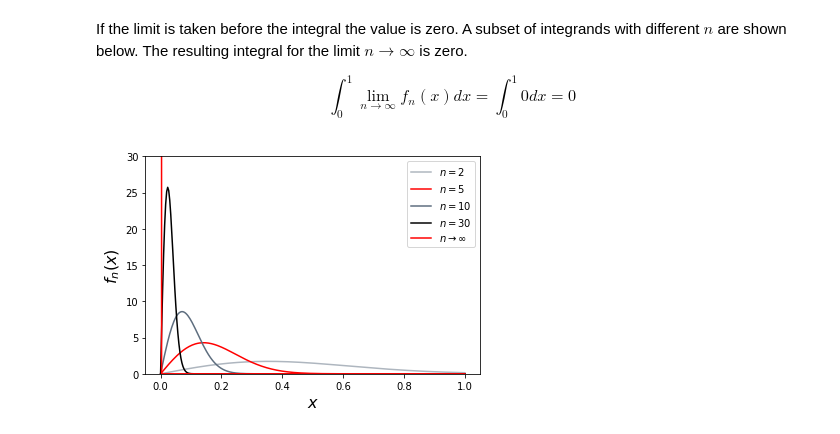
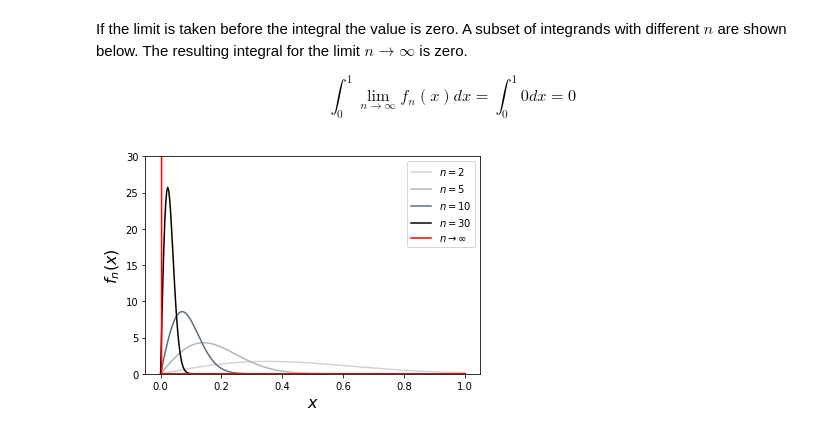
Before and after one commit to alexglyndavies/4M24, a Jupyter notebook: Lecture_03.ipynb, the cells around one changed output. Saved outputs shown, nothing was run; the diff lists cells and outputs as text; code cells hidden in the pictures.

```diff
--- a/Lecture_03.ipynb
+++ b/Lecture_03.ipynb
@@ -76,17 +76,17 @@ $$\int_{0}^{1}\lim_{n\rightarrow \infty}f_{n}(x)dx = \int_{0}^{1} 0 dx = 0 $$
 def fn(x,n): return 2*pow(n,2)*x*np.exp(-pow(n*x,2))
 # %%
 x = np.linspace(0,1,300)
-plt.plot(x,fn(x,2),color='#AEB6BF',label=r"$n=2$")
-plt.plot(x,fn(x,5),color='r',label=r"$n=5$")
+plt.plot(x,fn(x,2),color='lightgray',label=r"$n=2$")
+plt.plot(x,fn(x,5),color='#AEB6BF',label=r"$n=5$")
 plt.plot(x,fn(x,10),color='#5D6D7E',label=r"$n=10$")
 plt.plot(x,fn(x,30),color='k',label=r"$n=30$")
 fi = np.zeros(300)
 fi[0] = 1000 # i.e. very large compared to current limits
 plt.plot(x,fi,color='r',label=r"$n\rightarrow \infty$")
 plt.xlabel(r"$x$",fontsize=16)
 plt.ylabel(r"$f_n(x)$",fontsize=16)
 plt.ylim([0,30])
 plt.legend()
 plt.show()
 # %% [output]
-[figure, old version]
+[figure, new version]
```
